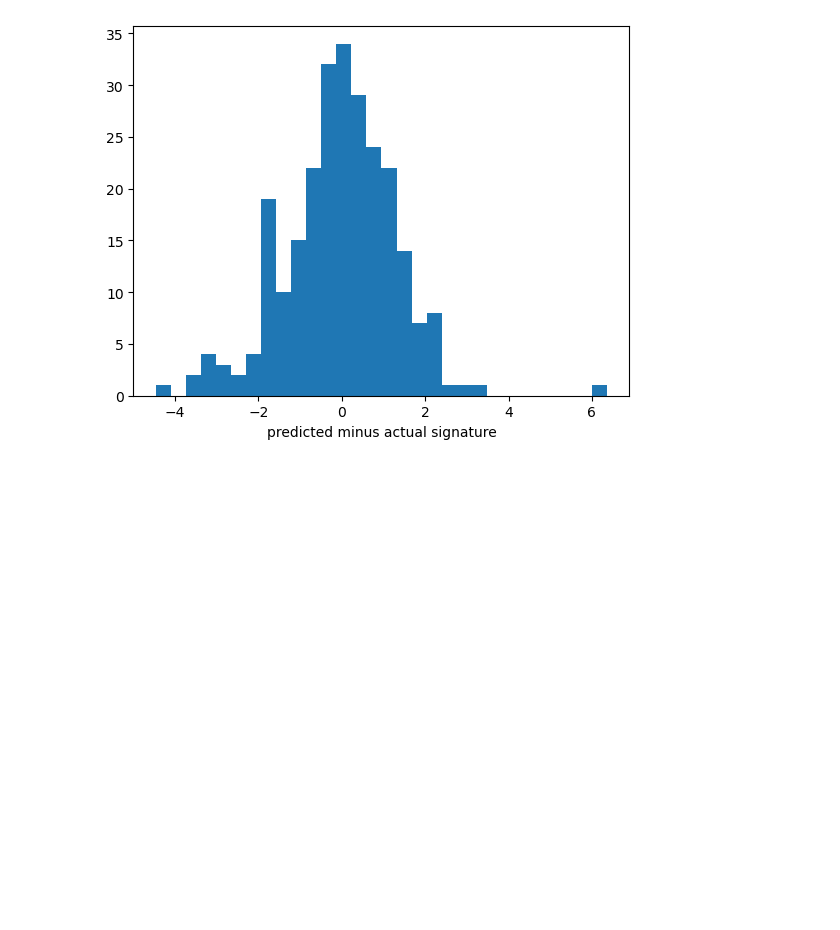
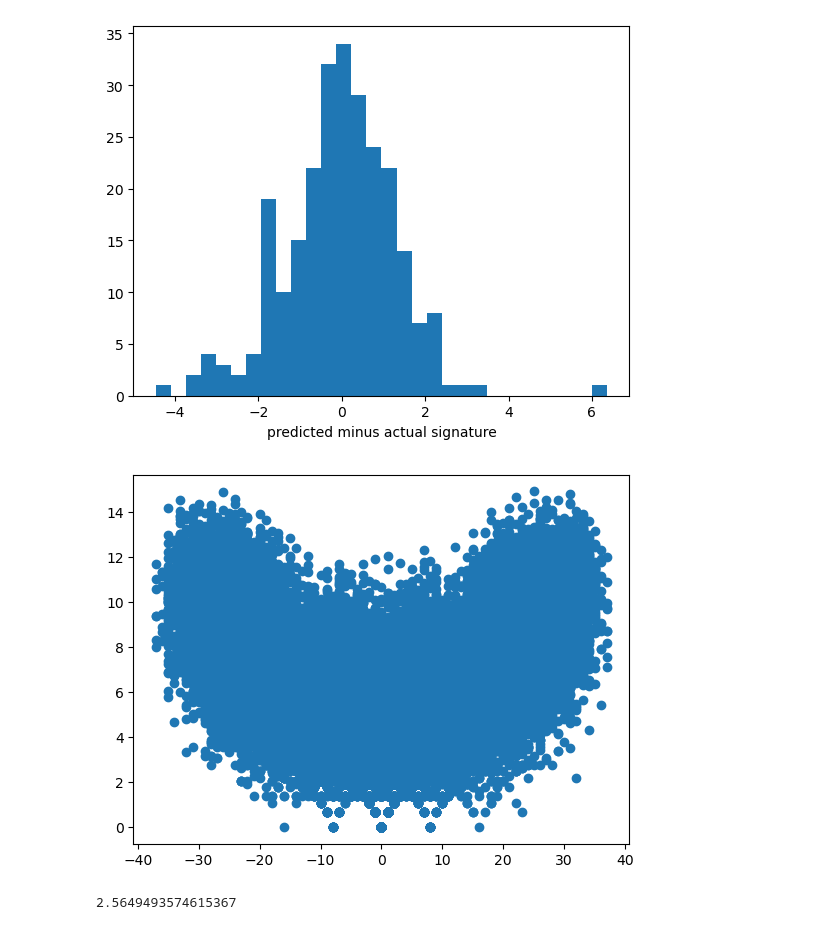
Before and after one commit to ndriggs/conditional-link-generation, a Jupyter notebook: src/link_generation/predicting_signature/plotting_predictions.ipynb, the cells around one changed output. Drawn from its saved outputs; the diff is of its cells as text; code cells hidden in the pictures; blank space fills up the shorter version.

Commit message:
playing around with link determinants

```diff
--- a/src/link_generation/predicting_signature/plotting_predictions.ipynb
+++ b/src/link_generation/predicting_signature/plotting_predictions.ipynb
@@ -68,0 +72,8 @@ plt.show()
+# %%
+sig = np.load('y_train.npy')
+det = np.load('det_train.npy')
+# %%
+plt.scatter(sig, np.log(det))
+plt.show()
+# %% [output]
+[figure, added]
@@ -68,0 +82,7 @@ plt.show()
+# %%
+word = np.random.choice([i for i in range(-6,7) if i != 0], size=10)
+word = [Integer(i) for i in word]
+B = BraidGroup(7)
+np.log1p(Link(B(word)).determinant())
+# %% [output]
+2.5649493574615367
```
Also changed, not shown: parts of 2 cells of this notebook.
